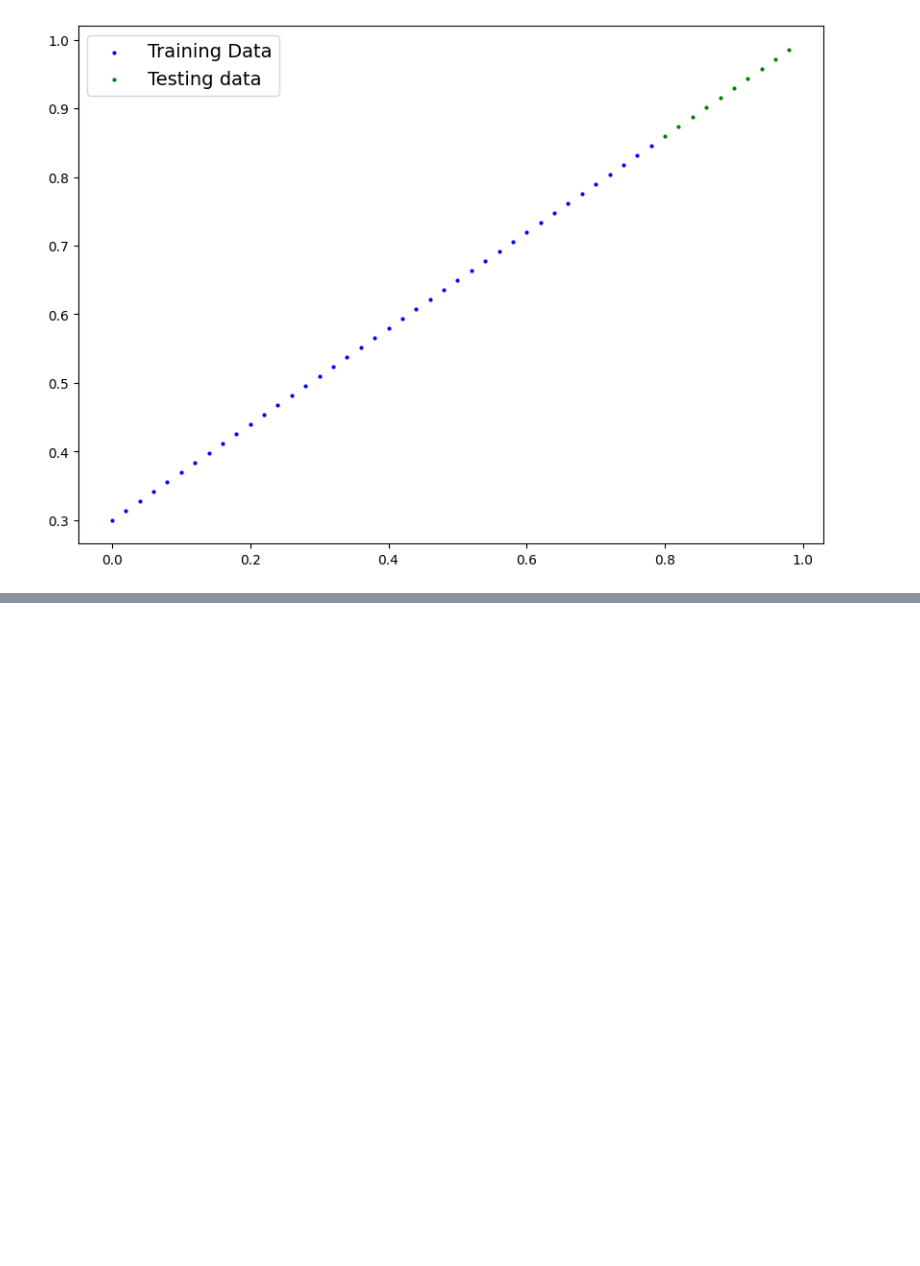
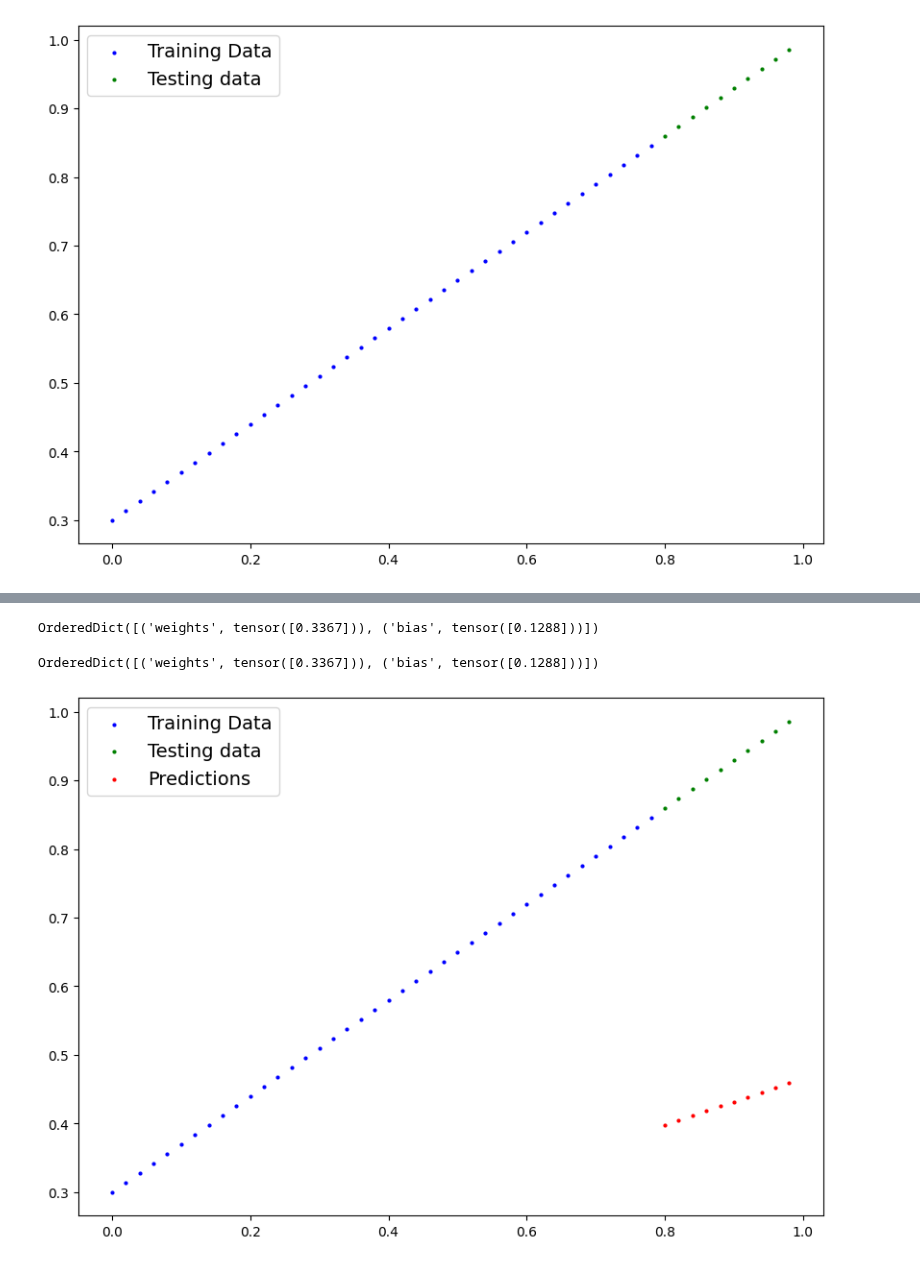
Before and after one commit to Suvanga/ML_DL, a Jupyter notebook: Workflows.ipynb, the cells around one changed output, grey strips where cells are left out. Drawn from its saved outputs; the diff is of its cells as text; code cells hidden in the pictures; blank space fills up the shorter version.

```diff
--- a/Workflows.ipynb
+++ b/Workflows.ipynb
@@ -123,0 +207,19 @@ class LinearRegressionModel(nn.Module):
+# %%
+model_0.state_dict() ## basically trying to change the weights and bias towards the values that lowers the loss function
+# %% [output]
+OrderedDict([('weights', tensor([0.3367])), ('bias', tensor([0.1288]))])
+# %%
+## Setting up a training and testing a machine learning model
+##setting up a loss function
+loss_fn =torch.nn.L1Loss() #LAsso
+
+#setting up an optimizer to minimize the distance get the MAE Lower, which is the ideal pooint for our model to be
+optimizer = torch.optim.SGD(params=model_0.parameters(),lr=0.01) #LR represents learning rate
+
+model_0.state_dict()
+# %% [output]
+OrderedDict([('weights', tensor([0.3367])), ('bias', tensor([0.1288]))])
+# %%
+plot_predictions(predictions =y_preds)
+# %% [output]
+[figure, added]
```
Also changed, not shown: parts of 15 cells of this notebook.
